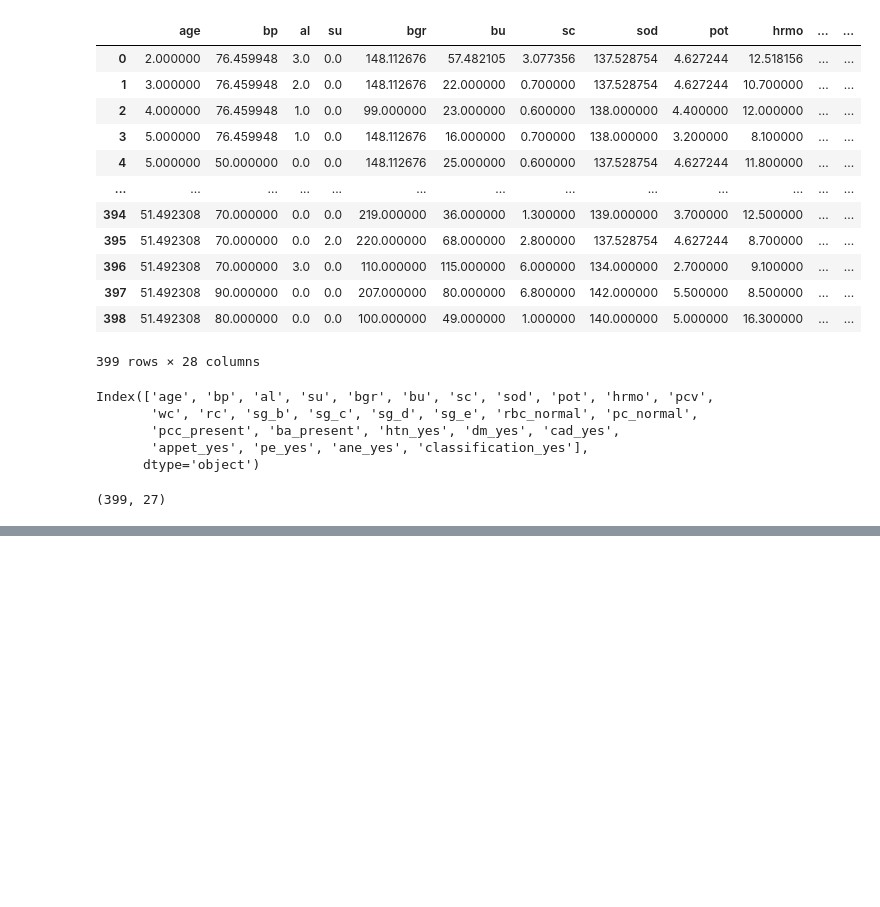
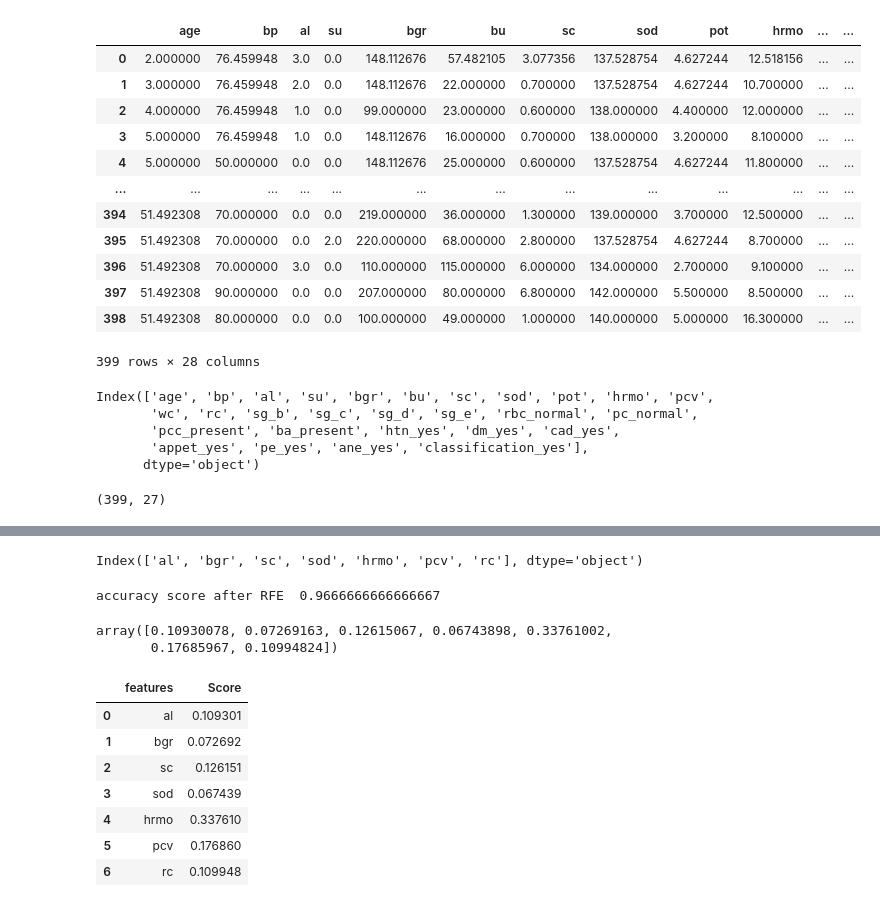
Before and after one commit to kanmanigit/Feature-Selection, a Jupyter notebook: Feature_importance.ipynb, the cells around one changed output, grey strips where cells are left out. Cells and saved outputs as stored; diff of their text form; code cells hidden in the pictures; blank space fills up the shorter version.

```diff
--- a/Feature_importance.ipynb
+++ b/Feature_importance.ipynb
@@ -136,0 +154,58 @@ plot.show
+# %%
+# with feature selection check accuracy with Ramdom Forest
+
+rfe_classfier =RandomForestClassifier(n_estimators = 10, criterion = 'entropy', random_state = 0)
+
+from sklearn.feature_selection import RFE
+
+sel_rfe_classifier = RFE(estimator=rfe_classfier, n_features_to_select=7 )
+
+rfe_fit = sel_rfe_classifier.fit(xtrain_Scaled,yTrain)
+
+xtrain_new = rfe_fit.transform(xtrain_Scaled)
+
+
+
+
+selected_features=indep.columns[rfe_fit.get_support()]
+selected_features
+# %% [output]
+Index(['al', 'bgr', 'sc', 'sod', 'hrmo', 'pcv', 'rc'], dtype='object')
+# %%
+ypred =sel_rfe_classifier.predict(xtest_Scaled)
+
+from sklearn.metrics import accuracy_score
+acc=accuracy_score(yTest, ypred)
+print ("accuracy score after RFE ", acc)
+# %% [output]
+accuracy score after RFE  0.9666666666666667
+# %%
+# feature importance
+
+# Now, fit a new RandomForestClassifier on the selected features
+
+fitted_rf_model = RandomForestClassifier(n_estimators=10, criterion='entropy', random_state=0)
+fitted_rf_model.fit(xtrain_new, yTrain)
+
+feature_importance=fitted_rf_model.feature_importances_
+feature_importance
+# %% [output]
+array([0.10930078, 0.07269163, 0.12615067, 0.06743898, 0.33761002,
+       0.17685967, 0.10994824])
+# %%
+score = pd.DataFrame( feature_importance, columns=["Score"] )
+col = pd.DataFrame( selected_features, columns=["features"] )
+
+#impor
+#x_col
+fdf =pd.concat([col,score],axis=1)
+fdf
+# %% [output]
+|  | features | Score |
+| 0 | al | 0.109301 |
+| 1 | bgr | 0.072692 |
+| 2 | sc | 0.126151 |
+| 3 | sod | 0.067439 |
+| 4 | hrmo | 0.337610 |
+| 5 | pcv | 0.176860 |
+| 6 | rc | 0.109948 |
```
Also changed, not shown: parts of 6 cells of this notebook.
